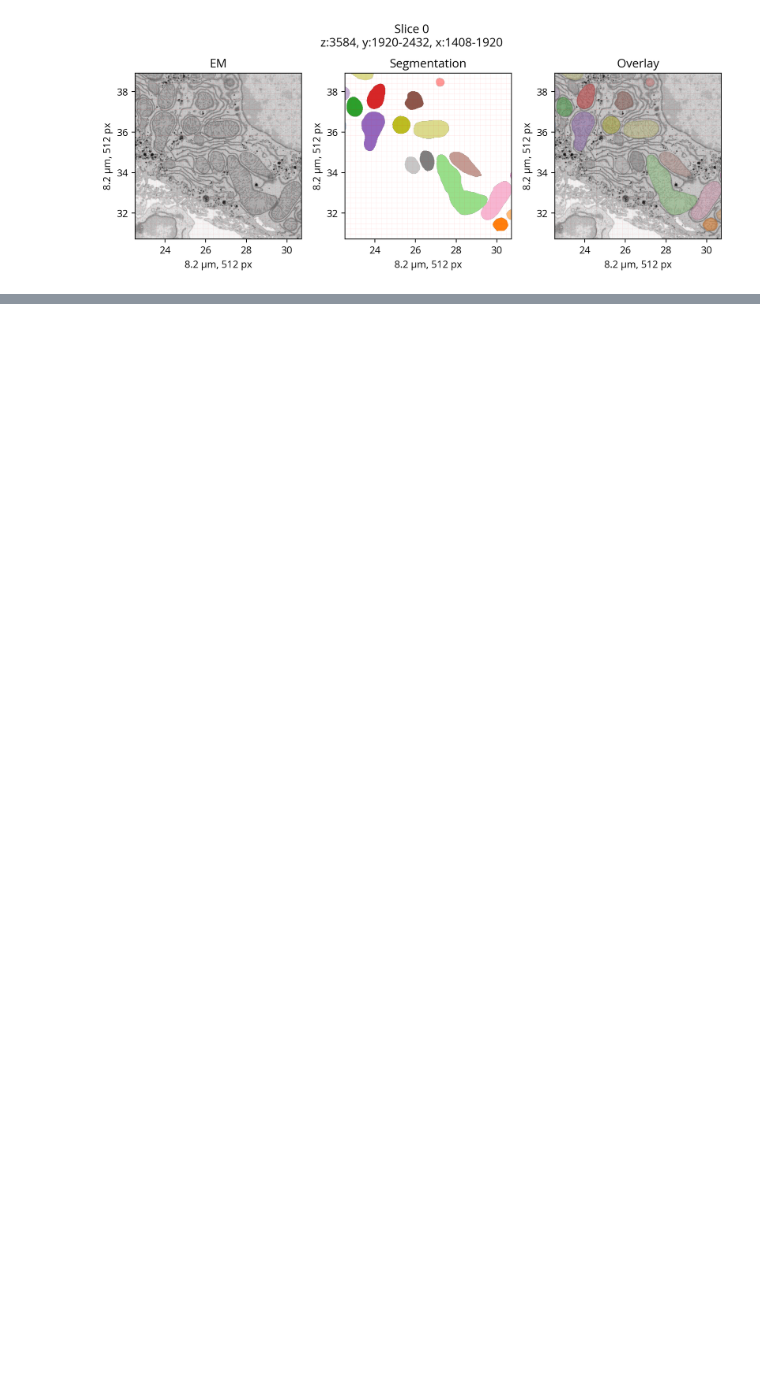
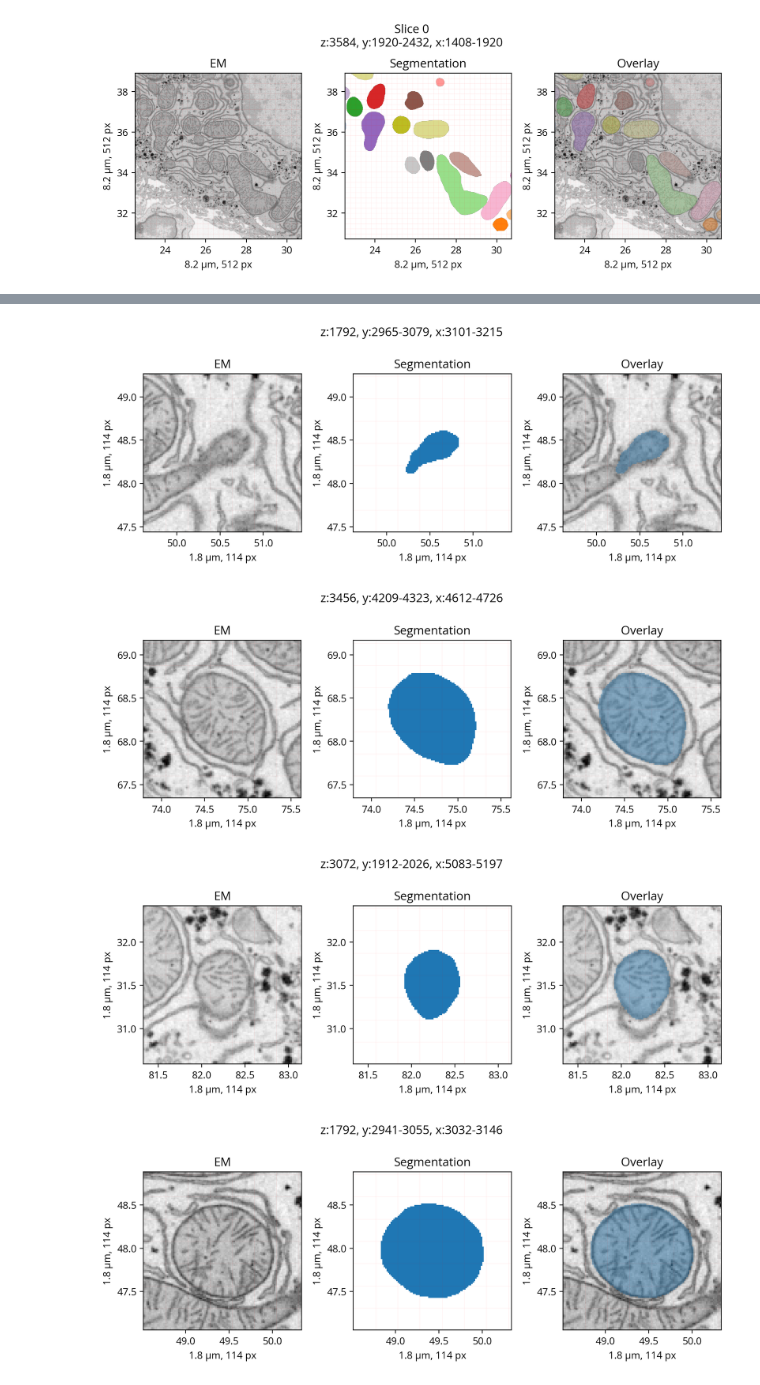
Before and after one commit to trngt/coding-tasks, a Jupyter notebook: task2/Explore_Mito_Data.ipynb, the cells around one changed output, grey strips where cells are left out. Drawn from its saved outputs; the diff is of its cells as text; code cells hidden in the pictures; blank space fills up the shorter version.

```diff
--- a/task2/Explore_Mito_Data.ipynb
+++ b/task2/Explore_Mito_Data.ipynb
@@ -204,0 +271,8 @@ slice_analyzer.plot()
+# %%
+for far_id, _ in dists_to_ref_df.tail(5).iterrows():
+    plot_representative_example(far_id)
+# %% [output]
+[figure, added]
+[figure, added]
+[figure, added]
+[figure, added]
```
Also changed, not shown: parts of 21 cells of this notebook, 5 other files.
